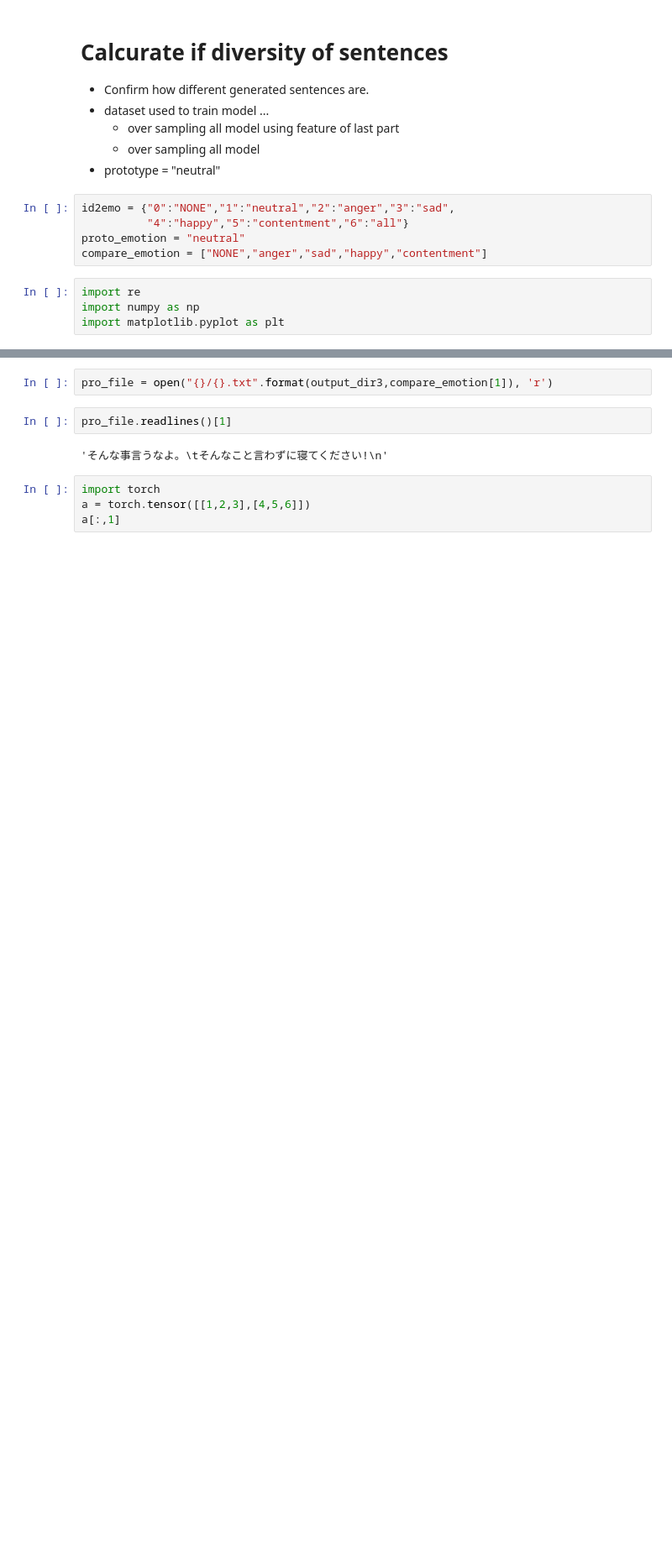
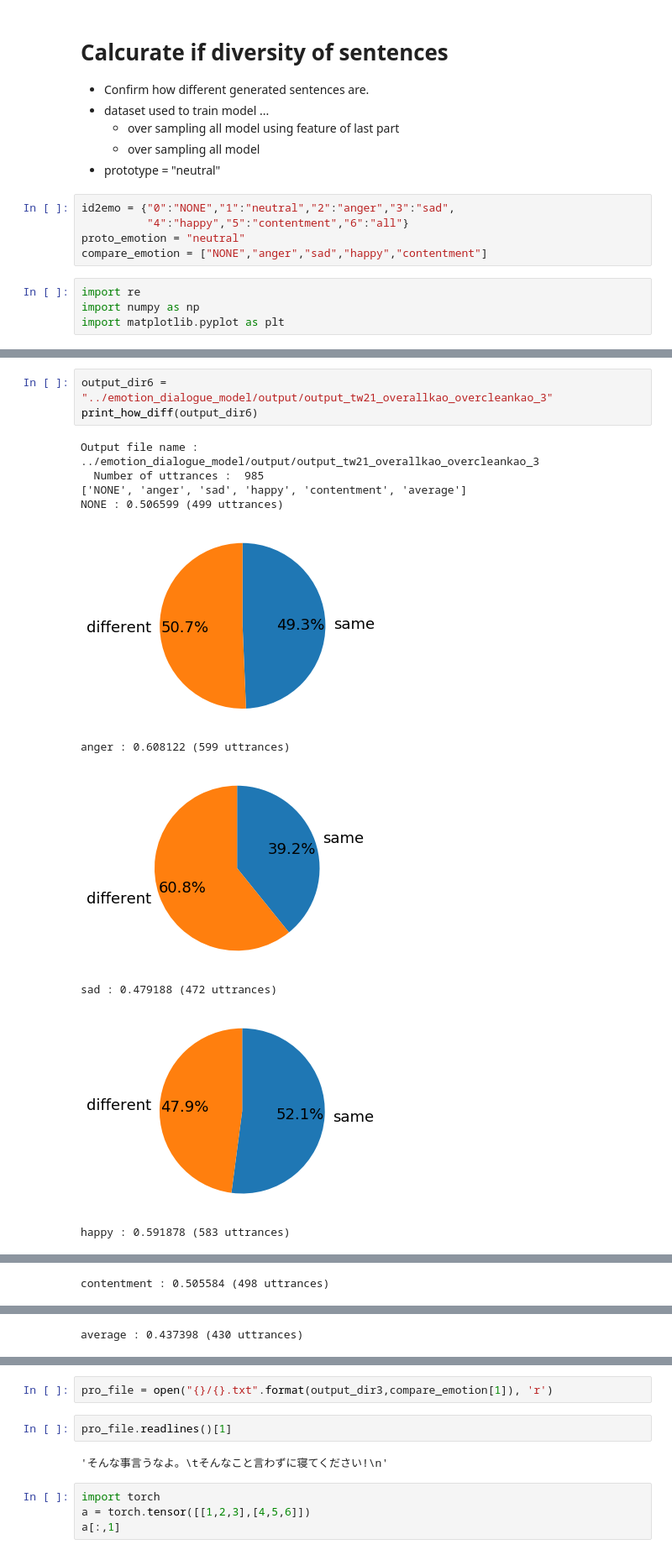
Before and after one commit to AsaiSara/Data_analysis, a Jupyter notebook: emotion_reflected_test.ipynb, the cells around one changed output, grey strips where cells are left out. Shown at 84% size. Cells and saved outputs as stored; diff of their text form; blank space fills up the shorter version.

```diff
--- a/emotion_reflected_test.ipynb
+++ b/emotion_reflected_test.ipynb
@@ -207,0 +245,14 @@ all : 0.414010 (407 uttrances)
+# %%
+output_dir6 = "../emotion_dialogue_model/output/output_tw21_overallkao_overcleankao_3"
+print_how_diff(output_dir6)
+# %% [output]
+Output file name :  ../emotion_dialogue_model/output/output_tw21_overallkao_overcleankao_3
+  Number of uttrances :  985
+['NONE', 'anger', 'sad', 'happy', 'contentment', 'average']
+NONE : 0.506599 (499 uttrances)
+[figure, added]
+anger : 0.608122 (599 uttrances)
+[figure, added]
+sad : 0.479188 (472 uttrances)
+[figure, added]
+happy : 0.591878 (583 uttrances)
@@ -207,0 +260 @@ all : 0.414010 (407 uttrances)
+contentment : 0.505584 (498 uttrances)
@@ -207,0 +262 @@ all : 0.414010 (407 uttrances)
+average : 0.437398 (430 uttrances)
```
Also changed, not shown: parts of 12 cells of this notebook.
